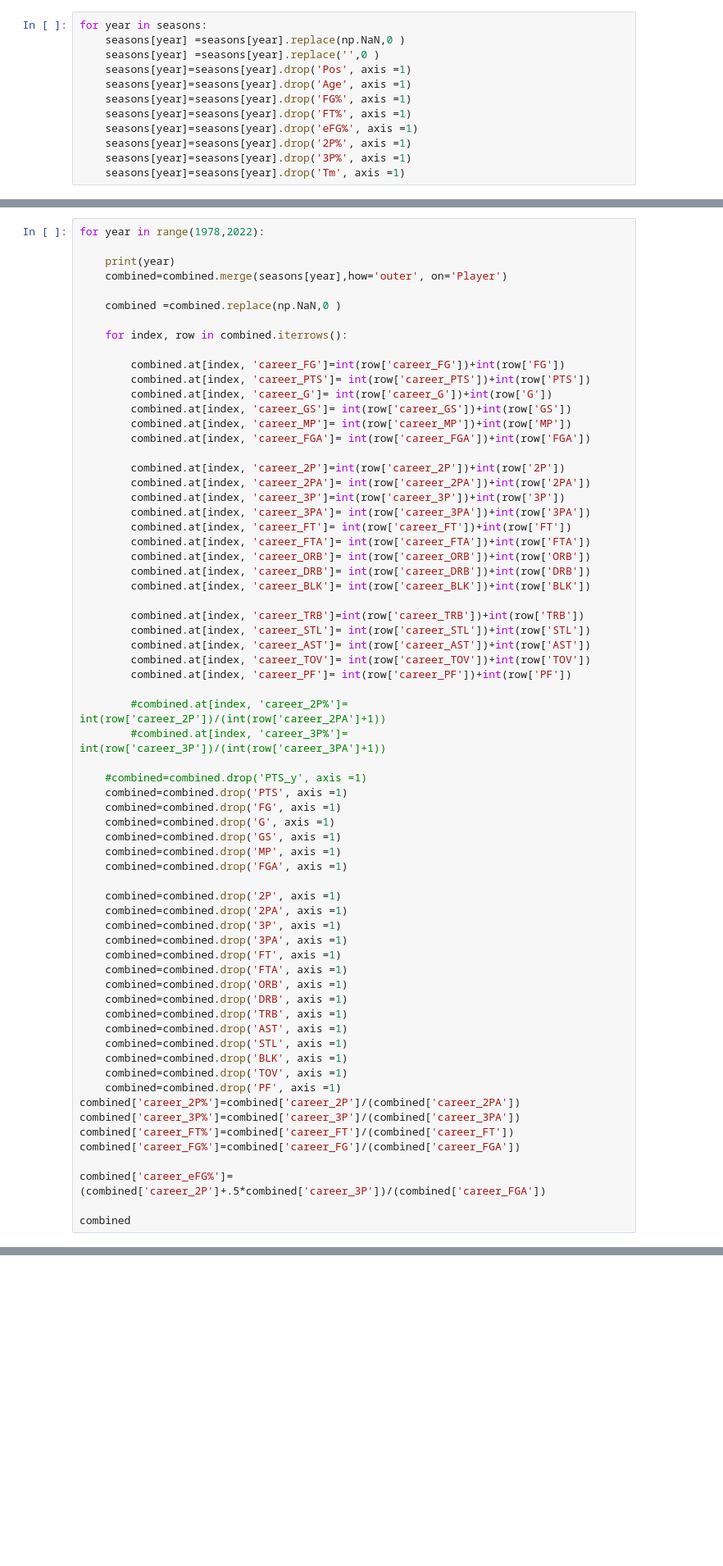
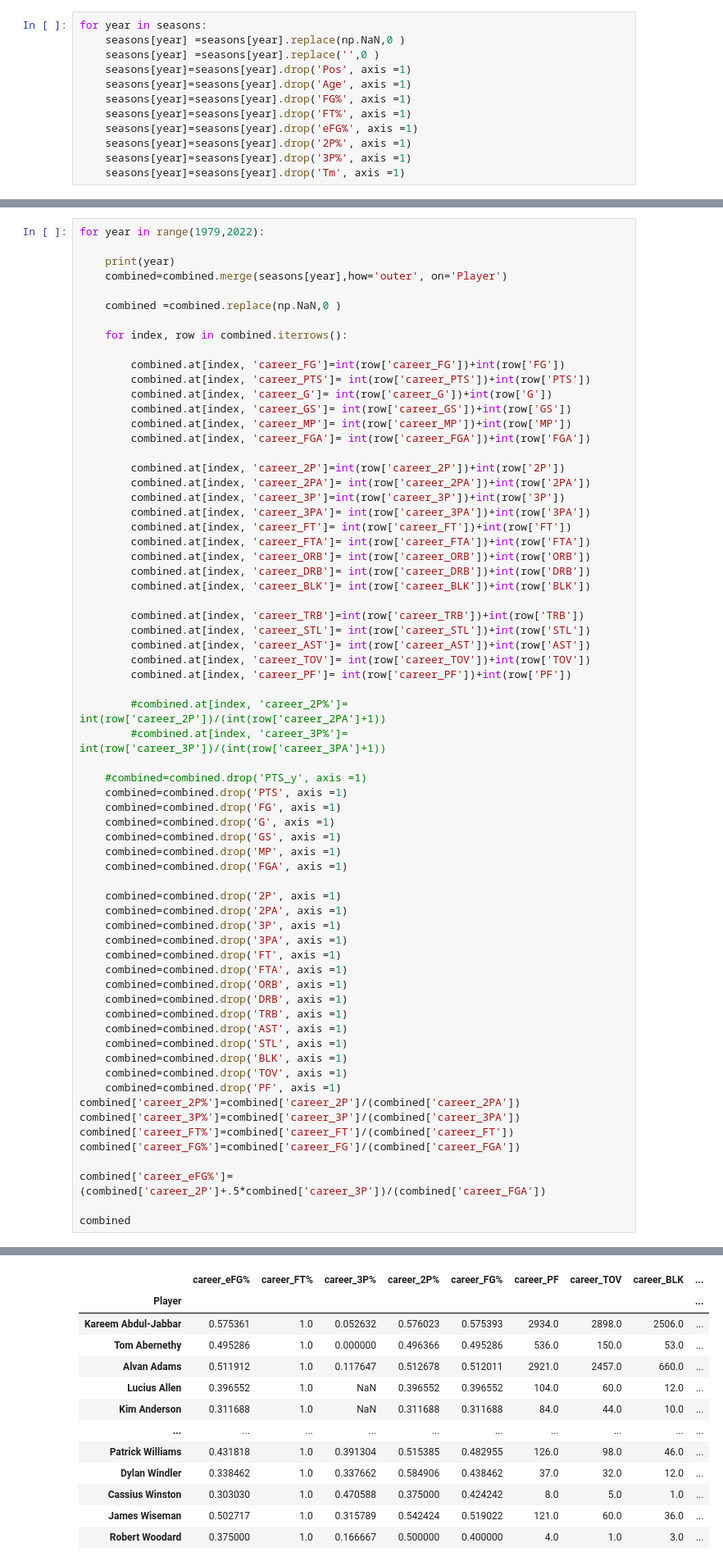
Before and after one commit to acook4148/CMSC320FinalProject, a Jupyter notebook: NBA Anal(ysis).ipynb, the cells around one changed output, grey strips where cells are left out. Shown at 82% size. Cells and saved outputs as stored; diff of their text form; blank space fills up the shorter version.

```diff
--- a/NBA Anal(ysis).ipynb
+++ b/NBA Anal(ysis).ipynb
@@ -235,7 +234,7 @@ combined=combined.drop('PF_y', axis =1)
 
 #print(seasons[1997].loc['Michael Jordan'], combined.loc['Michael Jordan'])
 # %%
-for year in range(1978,2022):
+for year in range(1979,2022):
 
     print(year)
     combined=combined.merge(seasons[year],how='outer', on='Player')
@@ -322,0 +320,13 @@ combined
+|  | career_eFG% | career_FT% | career_3P% | career_2P% | career_FG% | career_PF | career_TOV | career_BLK | ... |
+| Player |  |  |  |  |  |  |  |  | ... |
+| Kareem Abdul-Jabbar | 0.575361 | 1.0 | 0.052632 | 0.576023 | 0.575393 | 2934.0 | 2898.0 | 2506.0 | ... |
+| Tom Abernethy | 0.495286 | 1.0 | 0.000000 | 0.496366 | 0.495286 | 536.0 | 150.0 | 53.0 | ... |
+| Alvan Adams | 0.511912 | 1.0 | 0.117647 | 0.512678 | 0.512011 | 2921.0 | 2457.0 | 660.0 | ... |
+| Lucius Allen | 0.396552 | 1.0 | NaN | 0.396552 | 0.396552 | 104.0 | 60.0 | 12.0 | ... |
+| Kim Anderson | 0.311688 | 1.0 | NaN | 0.311688 | 0.311688 | 84.0 | 44.0 | 10.0 | ... |
+| ... | ... | ... | ... | ... | ... | ... | ... | ... | ... |
+| Patrick Williams | 0.431818 | 1.0 | 0.391304 | 0.515385 | 0.482955 | 126.0 | 98.0 | 46.0 | ... |
+| Dylan Windler | 0.338462 | 1.0 | 0.337662 | 0.584906 | 0.438462 | 37.0 | 32.0 | 12.0 | ... |
+| Cassius Winston | 0.303030 | 1.0 | 0.470588 | 0.375000 | 0.424242 | 8.0 | 5.0 | 1.0 | ... |
+| James Wiseman | 0.502717 | 1.0 | 0.315789 | 0.542424 | 0.519022 | 121.0 | 60.0 | 36.0 | ... |
+| Robert Woodard | 0.375000 | 1.0 | 0.166667 | 0.500000 | 0.400000 | 4.0 | 1.0 | 3.0 | ... |
```
Also changed, not shown: parts of 10 cells of this notebook.
